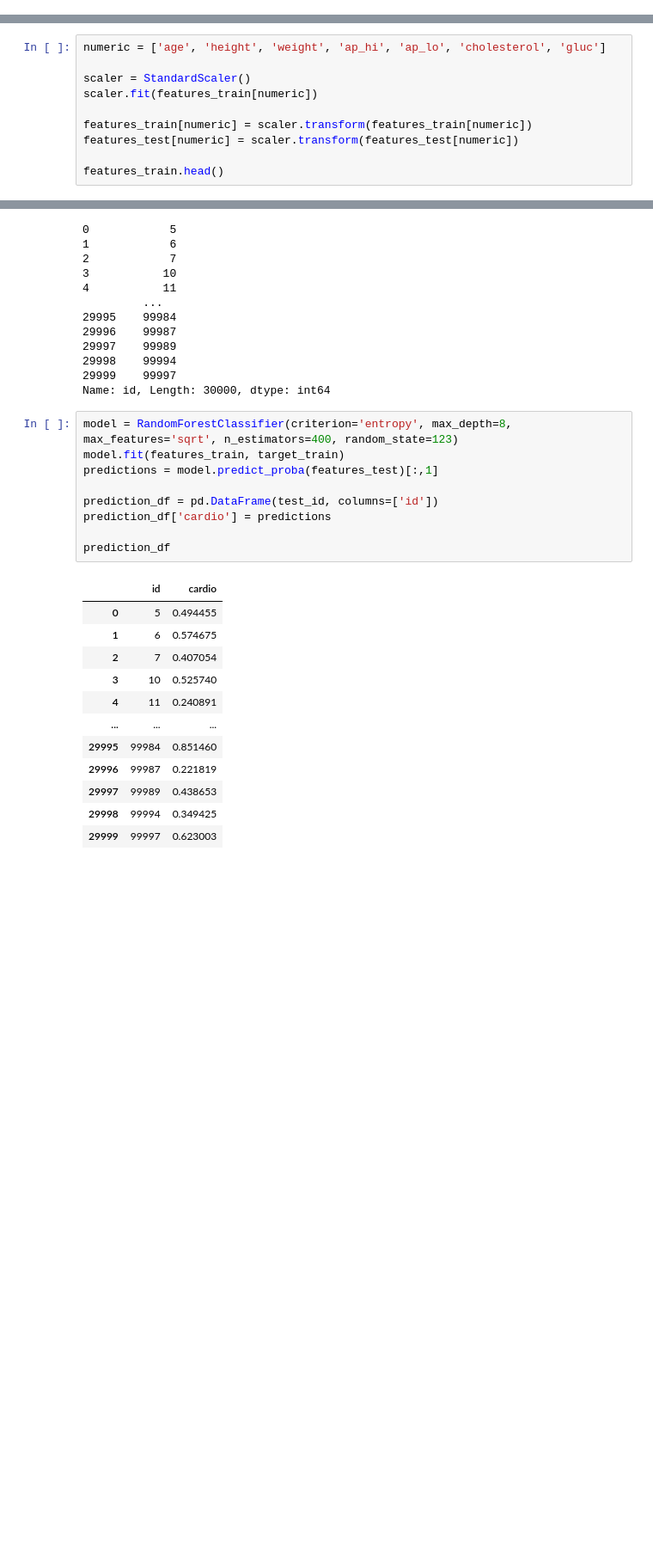
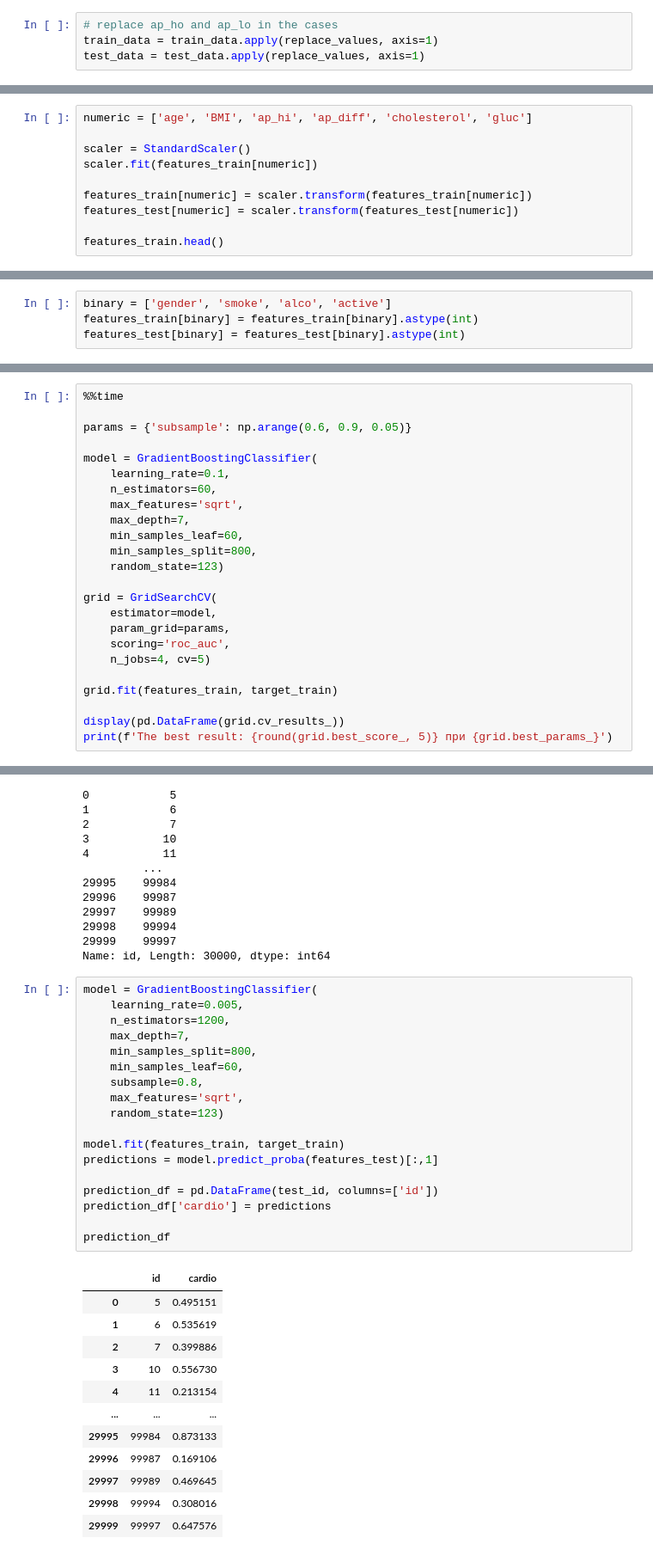
Before and after one commit to Veradics/heart_diseases_prediction, a Jupyter notebook: hd_notebook.ipynb, the cells around one changed output, grey strips where cells are left out. Shown at 86% size. Drawn from its saved outputs; the diff is of its cells as text; blank space fills up the shorter version.

```diff
--- a/hd_notebook.ipynb
+++ b/hd_notebook.ipynb
@@ -238,0 +270,4 @@ test_data['ap_lo'] = test_data['ap_lo'].apply(correct_aplo_values)
+# %%
+# replace ap_ho and ap_lo in the cases
+train_data = train_data.apply(replace_values, axis=1)
+test_data = test_data.apply(replace_values, axis=1)
@@ -248,7 +291,7 @@ features_test = test_data
 # %% [markdown]
 Standardization of numeric (not binary) data:
 # %%
-numeric = ['age', 'height', 'weight', 'ap_hi', 'ap_lo', 'cholesterol', 'gluc']
+numeric = ['age', 'BMI', 'ap_hi', 'ap_diff', 'cholesterol', 'gluc']
 
 scaler = StandardScaler()
 scaler.fit(features_train[numeric])
@@ -267,2 +310,6 @@ features_train.head()
+# %%
+binary = ['gender', 'smoke', 'alco', 'active']
+features_train[binary] = features_train[binary].astype(int)
+features_test[binary] = features_test[binary].astype(int)
 # %% [markdown]
 ### Model selection
@@ -319,0 +504,24 @@ features_test
+# %%
+%%time
+
+params = {'subsample': np.arange(0.6, 0.9, 0.05)}
+
+model = GradientBoostingClassifier(
+    learning_rate=0.1,
+    n_estimators=60,
+    max_features='sqrt',
+    max_depth=7,
+    min_samples_leaf=60,
+    min_samples_split=800,
+    random_state=123)
+
+grid = GridSearchCV(
+    estimator=model,
+    param_grid=params,
+    scoring='roc_auc',
+    n_jobs=4, cv=5)
+
+grid.fit(features_train, target_train)
+
+display(pd.DataFrame(grid.cv_results_))
+print(f'The best result: {round(grid.best_score_, 5)} при {grid.best_params_}')
@@ -337,27 +622,36 @@ test_id
 29999    99997
 Name: id, Length: 30000, dtype: int64
 # %%
-model = RandomForestClassifier(criterion='entropy', max_depth=8, max_features='sqrt', n_estimators=400, random_state=123)
+model = GradientBoostingClassifier(
+    learning_rate=0.005,
+    n_estimators=1200,
+    max_depth=7,
+    min_samples_split=800,
+    min_samples_leaf=60,
+    subsample=0.8,
+    max_features='sqrt',
+    random_state=123)
+
 model.fit(features_train, target_train)
 predictions = model.predict_proba(features_test)[:,1]
 
 prediction_df = pd.DataFrame(test_id, columns=['id'])
 prediction_df['cardio'] = predictions
 
 prediction_df
 # %% [output]
 |  | id | cardio |
-| 0 | 5 | 0.494455 |
-| 1 | 6 | 0.574675 |
-| 2 | 7 | 0.407054 |
-| 3 | 10 | 0.525740 |
-| 4 | 11 | 0.240891 |
+| 0 | 5 | 0.495151 |
+| 1 | 6 | 0.535619 |
+| 2 | 7 | 0.399886 |
+| 3 | 10 | 0.556730 |
+| 4 | 11 | 0.213154 |
 | ... | ... | ... |
-| 29995 | 99984 | 0.851460 |
-| 29996 | 99987 | 0.221819 |
-| 29997 | 99989 | 0.438653 |
-| 29998 | 99994 | 0.349425 |
-| 29999 | 99997 | 0.623003 |
+| 29995 | 99984 | 0.873133 |
+| 29996 | 99987 | 0.169106 |
+| 29997 | 99989 | 0.469645 |
+| 29998 | 99994 | 0.308016 |
+| 29999 | 99997 | 0.647576 |
 30000 rows × 2 columns
 # %%
 # load results to file for kaggle
```
Also changed, not shown: parts of 45 cells of this notebook, 1 other file.
